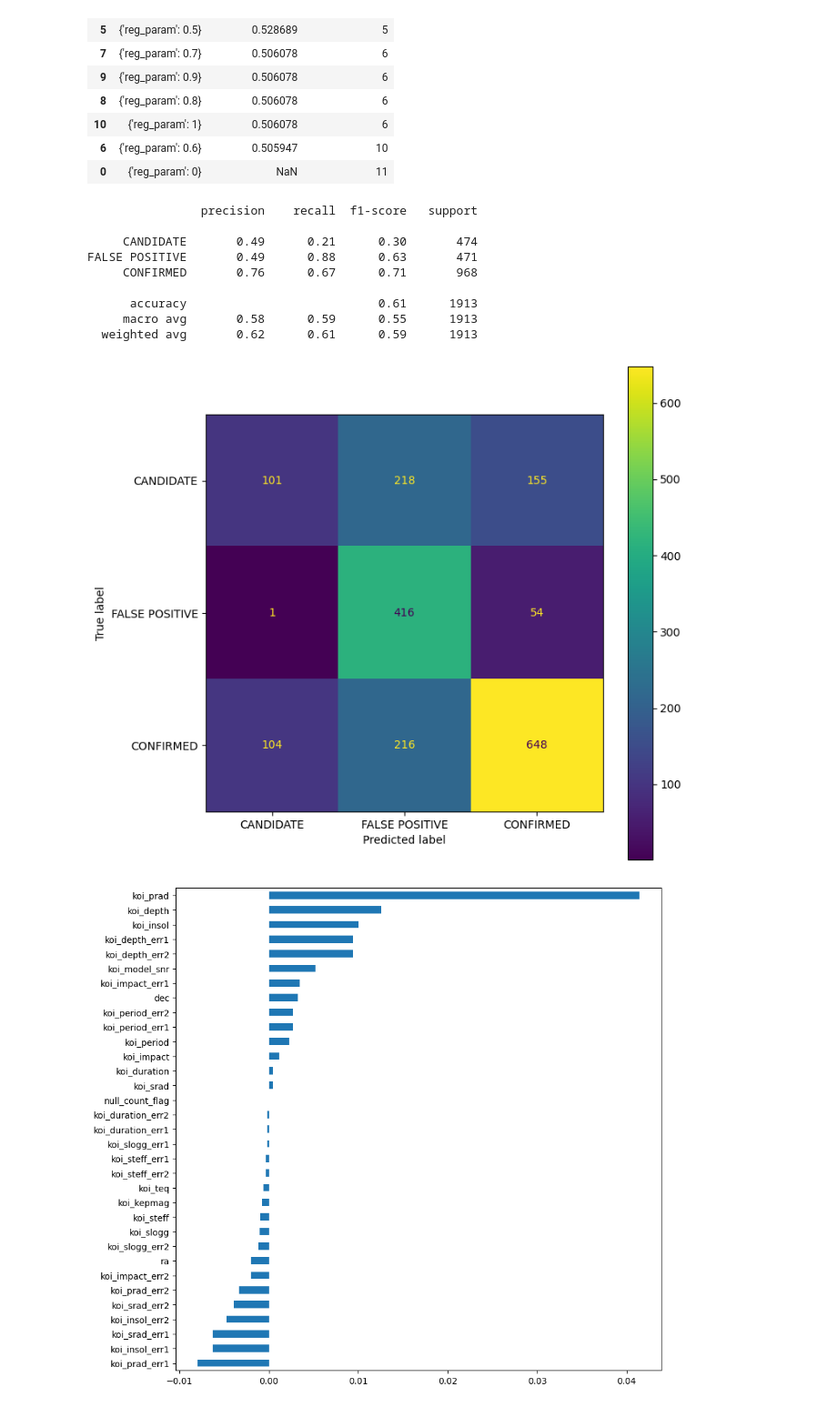
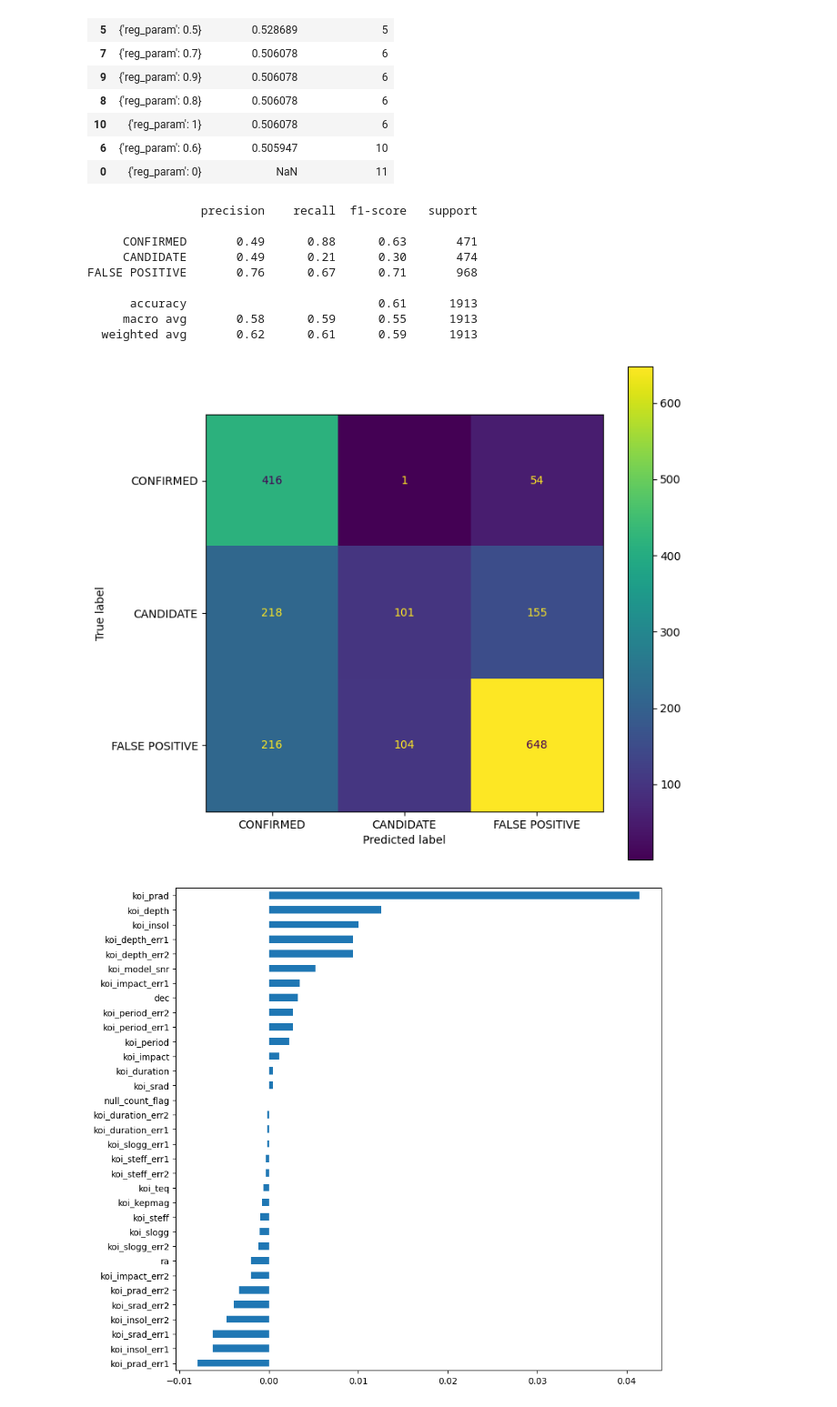
Before and after one commit to Monto-bot/APA-Practica, a Jupyter notebook: Modeling.ipynb, the cells around one changed output. Shown at 91% size. Drawn from its saved outputs; the diff is of its cells as text; code cells hidden in the pictures.

Commit message:
Labels Canviades, falta MLP

```diff
--- a/Modeling.ipynb
+++ b/Modeling.ipynb
@@ -39,8 +42,8 @@ results_df = pd.DataFrame()
 # %%
 X_train = pd.read_csv('X_train_preprocessed.csv')
 X_test = pd.read_csv('X_test_preprocessed.csv')
-Y_train = pd.read_csv('Y_train.csv')
-Y_test = pd.read_csv('Y_test.csv')
+Y_train = pd.read_csv('Y_train.csv')['koi_disposition'].map(label_map)
+Y_test = pd.read_csv('Y_test.csv')['koi_disposition'].map(label_map)
 
 print("✓ Datos cargados para modelado")
 print(f"  - X_train: {X_train.shape}")
@@ -209,23 +212,23 @@ show_html(pd.DataFrame(gqda.cv_results_).loc[:,['params', 'mean_test_score','ran
 | 6 | {'reg_param': 0.6} | 0.505947 | 10 |
 | 0 | {'reg_param': 0} | NaN | 11 |
 # %%
-print(classification_report(Y_test, gqda.predict(X_test), target_names = [str(x) for x in Y_test['koi_disposition'].unique()]))
+print(classification_report(Y_test, gqda.predict(X_test), target_names = label_names))
 results_df = save_results(gqda, X_test, Y_test, 'QDA', results_df)
 # %% [output]
                 precision    recall  f1-score   support
 
+     CONFIRMED       0.49      0.88      0.63       471
      CANDIDATE       0.49      0.21      0.30       474
-FALSE POSITIVE       0.49      0.88      0.63       471
-     CONFIRMED       0.76      0.67      0.71       968
+FALSE POSITIVE       0.76      0.67      0.71       968
 
       accuracy                           0.61      1913
      macro avg       0.58      0.59      0.55      1913
   weighted avg       0.62      0.61      0.59      1913
 # %%
 plt.figure(figsize = (8, 8));
-ConfusionMatrixDisplay.from_estimator(gqda, X_test, Y_test, display_labels = [str(x) for x in Y_test['koi_disposition'].unique()], ax = plt.subplot());
+ConfusionMatrixDisplay.from_estimator(gqda, X_test, Y_test, display_labels = label_names, ax = plt.subplot());
 # %% [output]
-[figure, old version]
+[figure, new version]
 # %%
 pi = permutation_importance(gqda, X_test, Y_test, n_jobs = -1, random_state = 42)
 var_imp = pd.DataFrame({'importance': pi.importances_mean}, index = X_train.columns)
```
Also changed, not shown: parts of 21 cells of this notebook.
